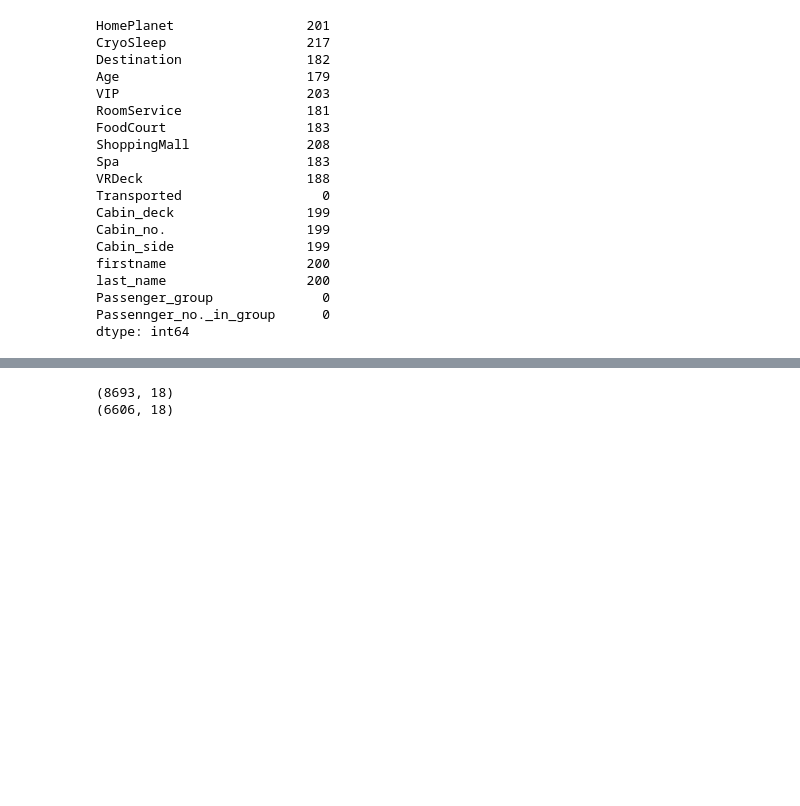
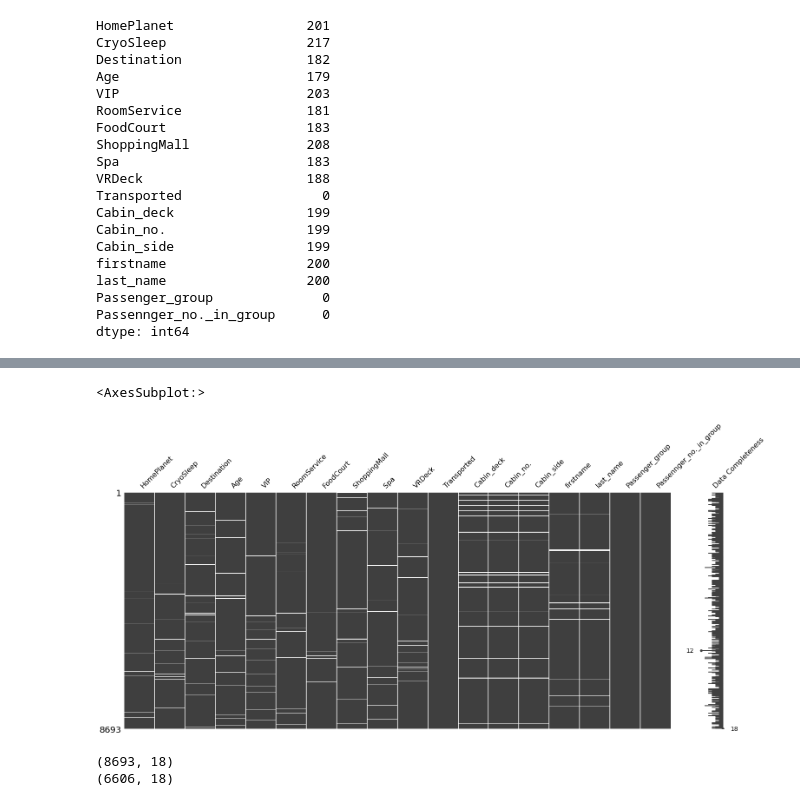
Before and after one commit to taaha/Classification-Spaceship-Titanic, a Jupyter notebook: classification-spaceship-titanic.ipynb, the cells around one changed output, grey strips where cells are left out. Saved outputs shown, nothing was run; the diff lists cells and outputs as text; code cells hidden in the pictures; blank space fills up the shorter version.

```diff
--- a/classification-spaceship-titanic.ipynb
+++ b/classification-spaceship-titanic.ipynb
@@ -104,6 +119,13 @@ dtype: int64
 px.imshow(data.isnull().T,color_continuous_scale=px.colors.sequential.Blackbody)
 # %% [output]
 [interactive output not drawn]
+# %%
+import missingno as msno
+
+msno.matrix(data,labels = True)
+# %% [output]
+<AxesSubplot:>
+[figure, added]
 # %%
 temp=data.copy()
 # %%
```
Also changed, not shown: parts of 6 cells of this notebook.
